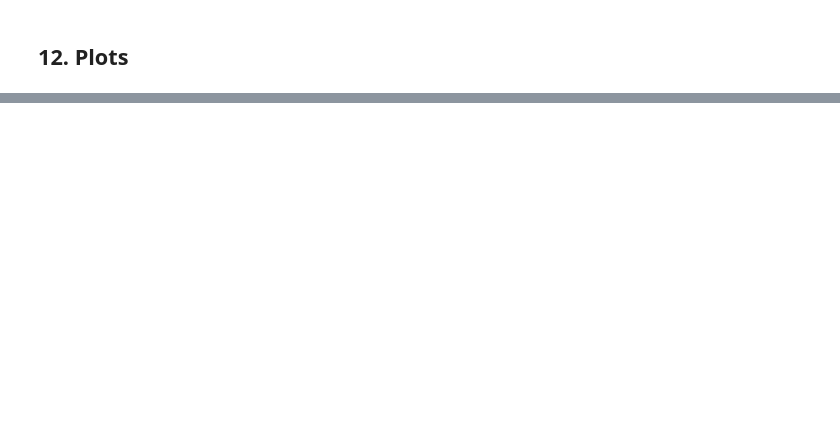
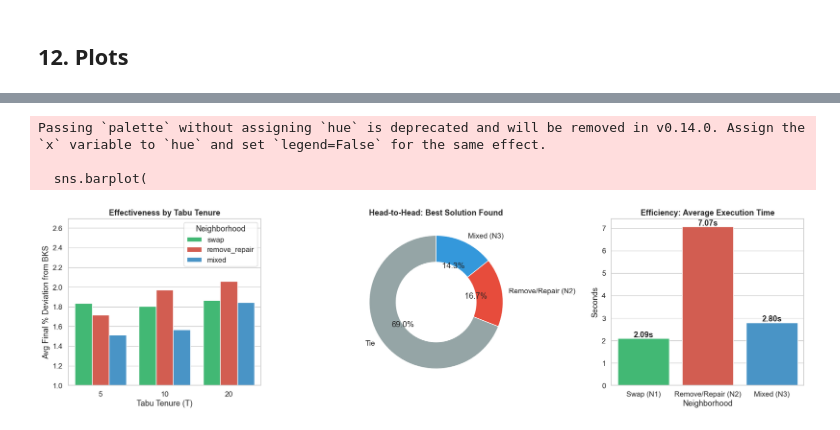
Before and after one commit to gksoztrk/MHO, a Jupyter notebook: scp_constructive_heuristics_assig_3 tabu.ipynb, the cells around one changed output, grey strips where cells are left out. Cells and saved outputs as stored; diff of their text form; code cells hidden in the pictures; blank space fills up the shorter version.

```diff
--- a/scp_constructive_heuristics_assig_3 tabu.ipynb
+++ b/scp_constructive_heuristics_assig_3 tabu.ipynb
@@ -1061,0 +1020,62 @@ Passing `palette` without assigning `hue` is deprecated and will be removed in v
+# %%
+df = pd.read_csv("scp_tabu_results.csv")
+
+# Definir a paleta de cores para as três vizinhanças
+palette = {"swap": "#2ecc71", "remove_repair": "#e74c3c", "mixed": "#3498db"}
+name_map = {"swap": "Swap (N1)", "remove_repair": "Remove/Repair (N2)", "mixed": "Mixed (N3)"}
+
+# 2. Configurar a figura
+sns.set_theme(style="whitegrid", font_scale=1.1)
+fig, axes = plt.subplots(1, 3, figsize=(18, 5))
+
+# --- Plot 1: Parameter Sensitivity (Effectiveness) ---
+sns.barplot(
+    data=df, x="Parameter_T", y="Pct_Dev_Final", hue="Neighborhood",
+    ax=axes[0], palette=palette, errorbar=None
+)
+axes[0].set_title("Effectiveness by Tabu Tenure", fontweight="bold")
+axes[0].set_xlabel("Tabu Tenure (T)")
+axes[0].set_ylabel("Avg Final % Deviation from BKS")
+axes[0].set_ylim(1.0, df["Pct_Dev_Final"].mean() * 1.5) # Zoom para destacar as diferenças
+
+# --- Plot 2: Head-to-Head Win Rate ---
+# Calcular dinamicamente o vencedor por instância para as 3 abordagens
+instance_summary = df.groupby(["Instance", "Neighborhood"])["Pct_Dev_Final"].min().unstack()
+min_vals = instance_summary[["swap", "remove_repair", "mixed"]].min(axis=1)
+is_tie = instance_summary[["swap", "remove_repair", "mixed"]].eq(min_vals, axis=0).sum(axis=1) > 1
+
+instance_summary["Winner"] = instance_summary[["swap", "remove_repair", "mixed"]].idxmin(axis=1).map(name_map)
+instance_summary.loc[is_tie, "Winner"] = "Tie"
+
+win_counts = instance_summary["Winner"].value_counts()
+pie_colors_dict = {"Tie": "#95a5a6", "Swap (N1)": "#2ecc71", "Remove/Repair (N2)": "#e74c3c", "Mixed (N3)": "#3498db"}
+colors = [pie_colors_dict[label] for label in win_counts.index]
+
+axes[1].pie(
+    win_counts.values, labels=win_counts.index, colors=colors,
+    autopct='%1.1f%%', startangle=90, wedgeprops=dict(width=0.4, edgecolor='w')
+)
+axes[1].set_title("Head-to-Head: Best Solution Found", fontweight="bold")
+
+# --- Plot 3: Efficiency (Speed) ---
+sns.barplot(
+    data=df, x="Neighborhood", y="Execution_Time_s",
+    ax=axes[2], palette=palette, errorbar=None, order=["swap", "remove_repair", "mixed"]
+)
+axes[2].set_title("Efficiency: Average Execution Time", fontweight="bold")
+axes[2].set_ylabel("Seconds")
+axes[2].set_xticklabels(["Swap (N1)", "Remove/Repair (N2)", "Mixed (N3)"])
+
+# Adicionar o tempo exato no topo das barras
+avg_times = df.groupby("Neighborhood")["Execution_Time_s"].mean()
+for i, nbh in enumerate(["swap", "remove_repair", "mixed"]):
+    if nbh in avg_times:
+        axes[2].text(i, avg_times[nbh] + 0.05, f"{avg_times[nbh]:.2f}s", ha='center', fontweight='bold')
+
+plt.tight_layout()
+plt.show()
+# %% [output]
+Passing `palette` without assigning `hue` is deprecated and will be removed in v0.14.0. Assign the `x` variable to `hue` and set `legend=False` for the same effect.
+
+  sns.barplot(
+[figure, added]
```
Also changed, not shown: parts of 6 cells of this notebook, 1 other file.
